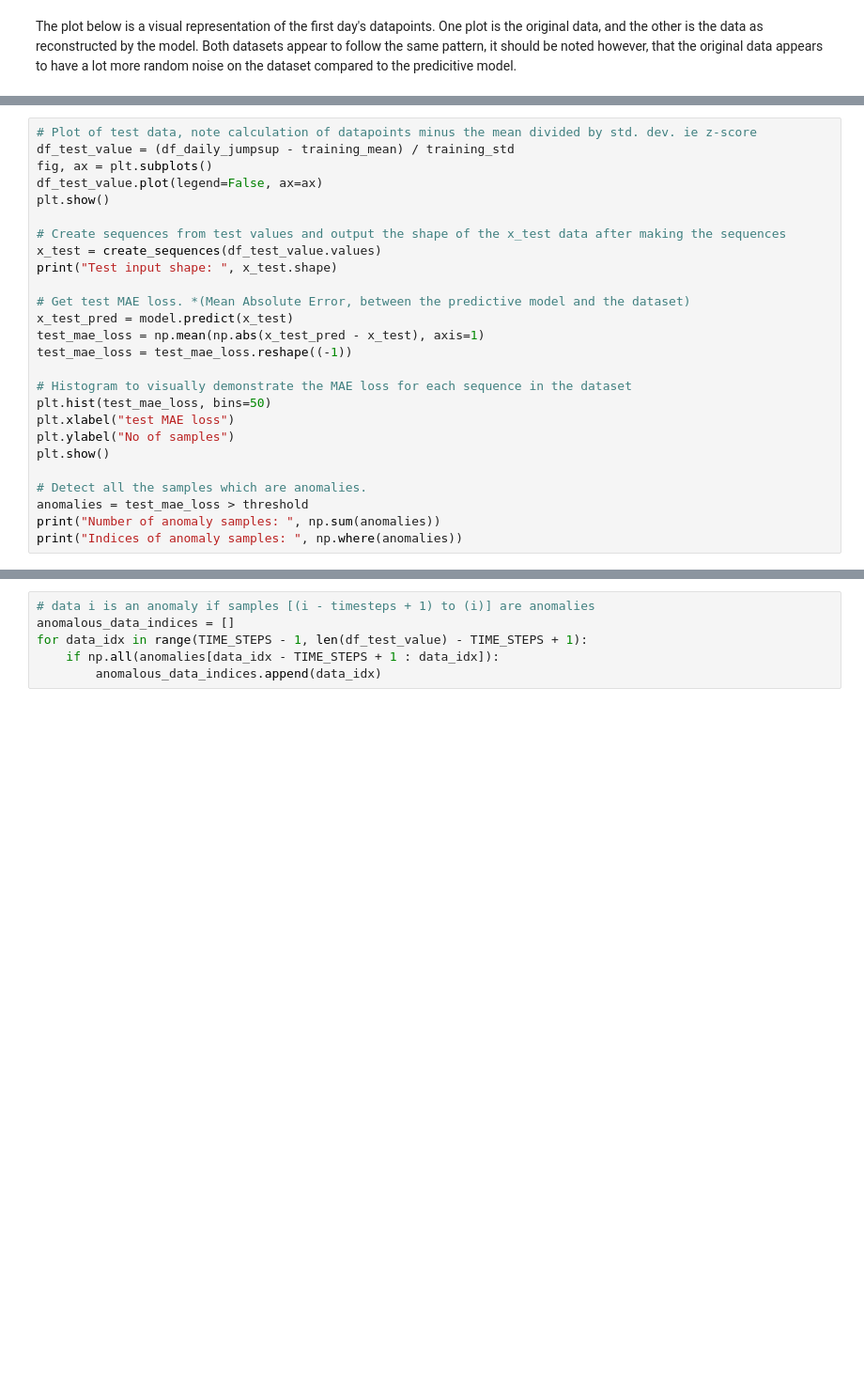
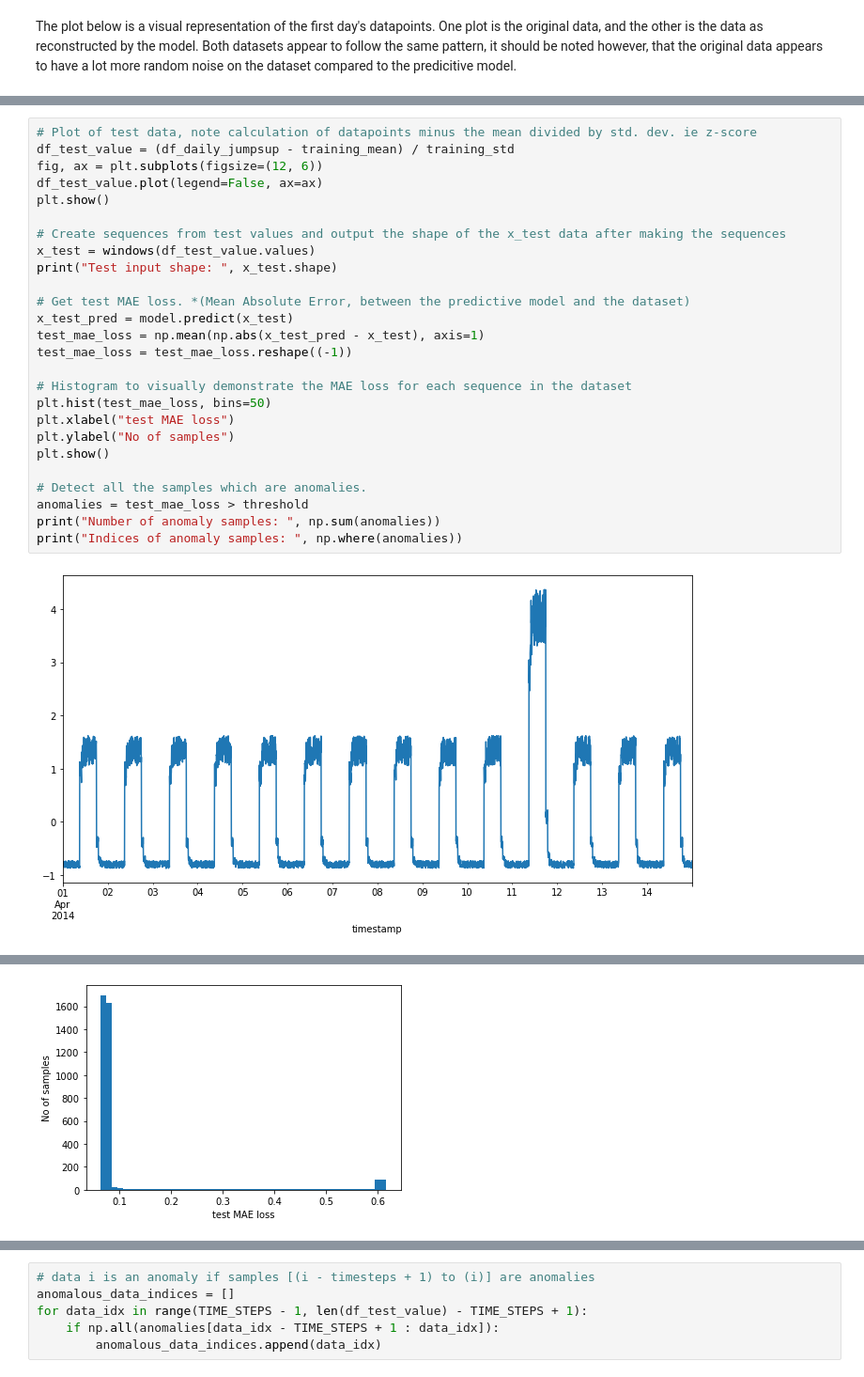
Before and after one commit to G00398275/MLS, a Jupyter notebook: Project/Keras-Project.ipynb, the cells around one changed output, grey strips where cells are left out. Shown at 94% size. Saved outputs shown, nothing was run; the diff lists cells and outputs as text; blank space fills up the shorter version.

```diff
--- a/Project/Keras-Project.ipynb
+++ b/Project/Keras-Project.ipynb
@@ -536,26 +592,28 @@ The anomaly threshold was previously calculated to be approx. 0.14. All MAE valu
 # %%
 # Plot of test data, note calculation of datapoints minus the mean divided by std. dev. ie z-score
 df_test_value = (df_daily_jumpsup - training_mean) / training_std
-fig, ax = plt.subplots()
+fig, ax = plt.subplots(figsize=(12, 6))
 df_test_value.plot(legend=False, ax=ax)
 plt.show()
 
 # Create sequences from test values and output the shape of the x_test data after making the sequences
-x_test = create_sequences(df_test_value.values)
+x_test = windows(df_test_value.values)
 print("Test input shape: ", x_test.shape)
 
 # Get test MAE loss. *(Mean Absolute Error, between the predictive model and the dataset)
 x_test_pred = model.predict(x_test)
 test_mae_loss = np.mean(np.abs(x_test_pred - x_test), axis=1)
 test_mae_loss = test_mae_loss.reshape((-1))
 
 # Histogram to visually demonstrate the MAE loss for each sequence in the dataset
 plt.hist(test_mae_loss, bins=50)
 plt.xlabel("test MAE loss")
 plt.ylabel("No of samples")
 plt.show()
 
 # Detect all the samples which are anomalies.
 anomalies = test_mae_loss > threshold
 print("Number of anomaly samples: ", np.sum(anomalies))
 print("Indices of anomaly samples: ", np.where(anomalies))
+# %% [output]
+[figure, added]
@@ -561,0 +622 @@ print("Indices of anomaly samples: ", np.where(anomalies))
+[figure, added]
```
Also changed, not shown: parts of 20 cells of this notebook.
